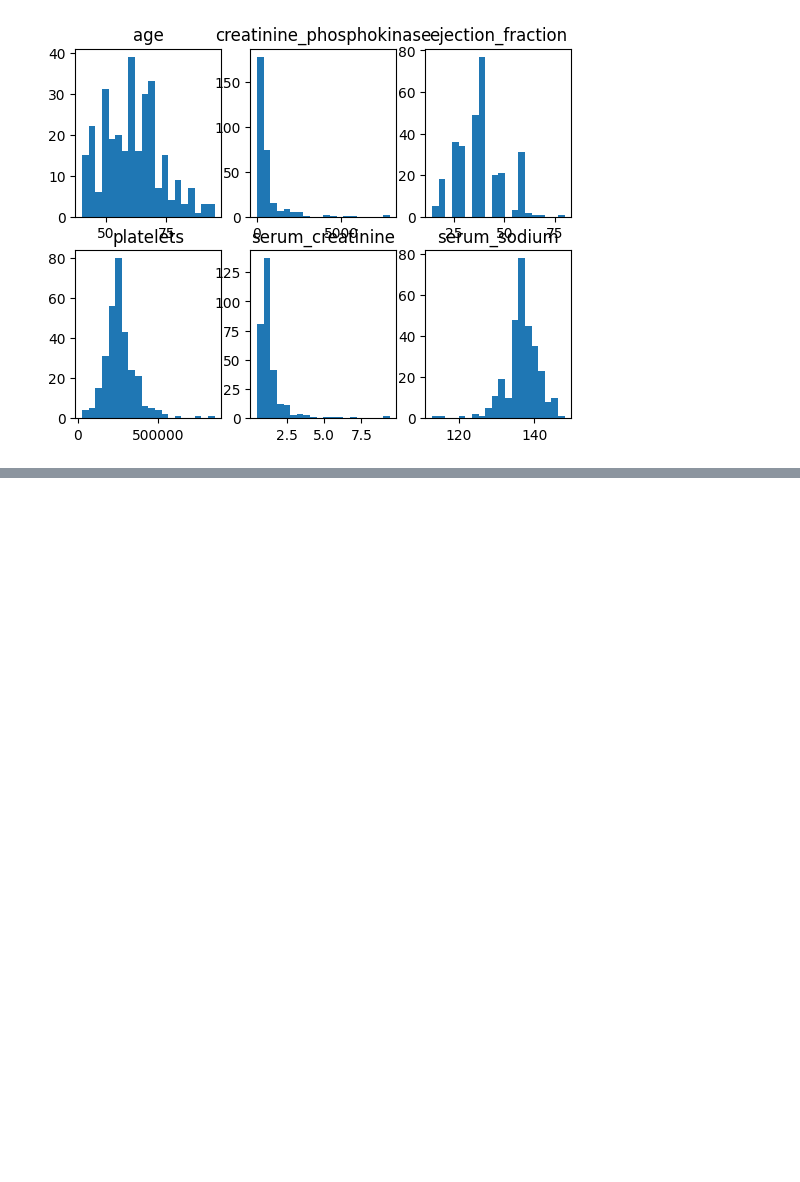
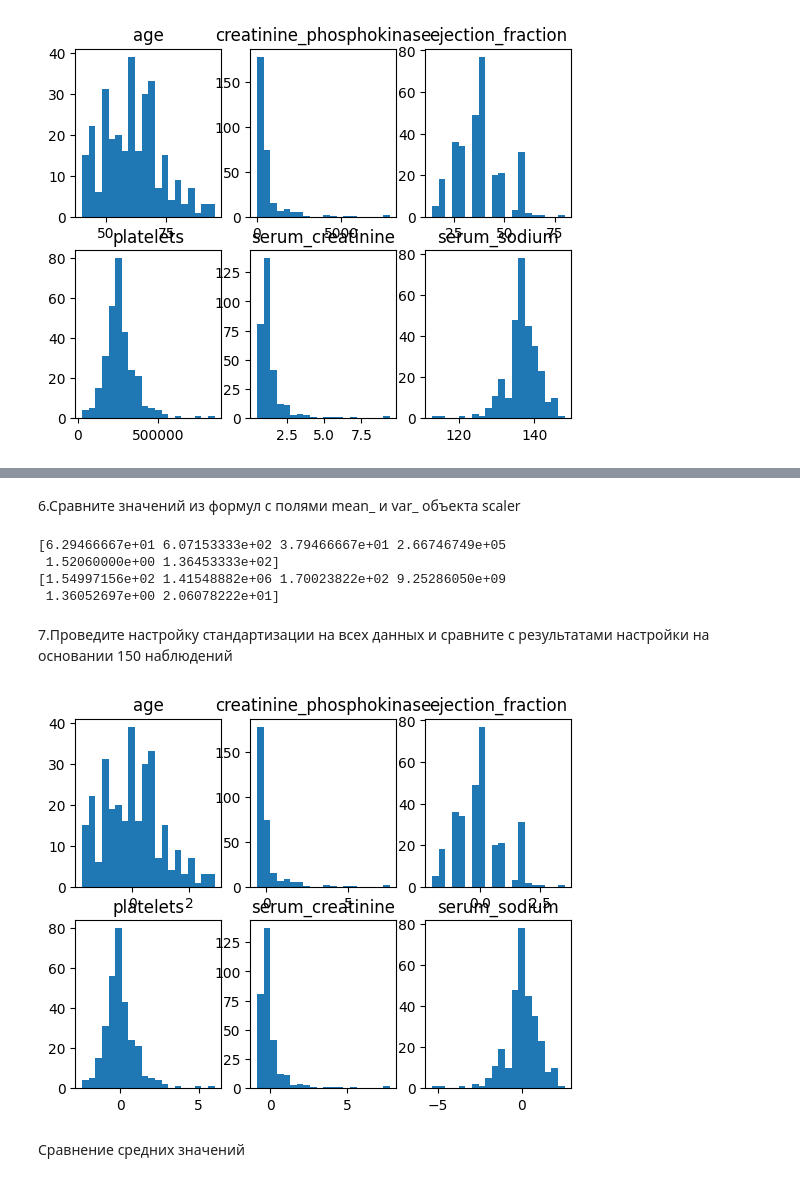
Before and after one commit to AlekseyS17/Labs, a Jupyter notebook: Lab1_Safrygin.ipynb, the cells around one changed output, grey strips where cells are left out. Cells and saved outputs as stored; diff of their text form; code cells hidden in the pictures; blank space fills up the shorter version.

```diff
--- a/Lab1_Safrygin.ipynb
+++ b/Lab1_Safrygin.ipynb
@@ -49,0 +248,37 @@ plt.show()
+# %% [markdown]
+6.Сравните значений из формул с полями mean_ и var_ объекта scaler
+# %%
+print(scaler.mean_,)
+print(scaler.var_)
+# %% [output]
+[6.29466667e+01 6.07153333e+02 3.79466667e+01 2.66746749e+05
+ 1.52060000e+00 1.36453333e+02]
+[1.54997156e+02 1.41548882e+06 1.70023822e+02 9.25286050e+09
+ 1.36052697e+00 2.06078222e+01]
+# %% [markdown]
+7.Проведите настройку стандартизации на всех данных и сравните с результатами настройки
+на основании 150 наблюдений
+# %%
+scaled_all = preprocessing.StandardScaler().fit_transform(data)
+
+mean_after_all = np.mean(scaled_all, axis=0)
+var_after_all = np.var(scaled_all, axis=0)
+
+fig, axs = plt.subplots(2,3)
+axs[0, 0].hist(scaled_all[:,0], bins = n_bins)
+axs[0, 0].set_title('age')
+axs[0, 1].hist(scaled_all[:,1], bins = n_bins)
+axs[0, 1].set_title('creatinine_phosphokinase')
+axs[0, 2].hist(scaled_all[:,2], bins = n_bins)
+axs[0, 2].set_title('ejection_fraction')
+axs[1, 0].hist(scaled_all[:,3], bins = n_bins)
+axs[1, 0].set_title('platelets')
+axs[1, 1].hist(scaled_all[:,4], bins = n_bins)
+axs[1, 1].set_title('serum_creatinine')
+axs[1, 2].hist(scaled_all[:,5], bins = n_bins)
+axs[1, 2].set_title('serum_sodium')
+plt.show()
+# %% [output]
+[figure, added]
+# %% [markdown]
+Сравнение средних значений
```
Also changed, not shown: parts of 94 cells of this notebook.
